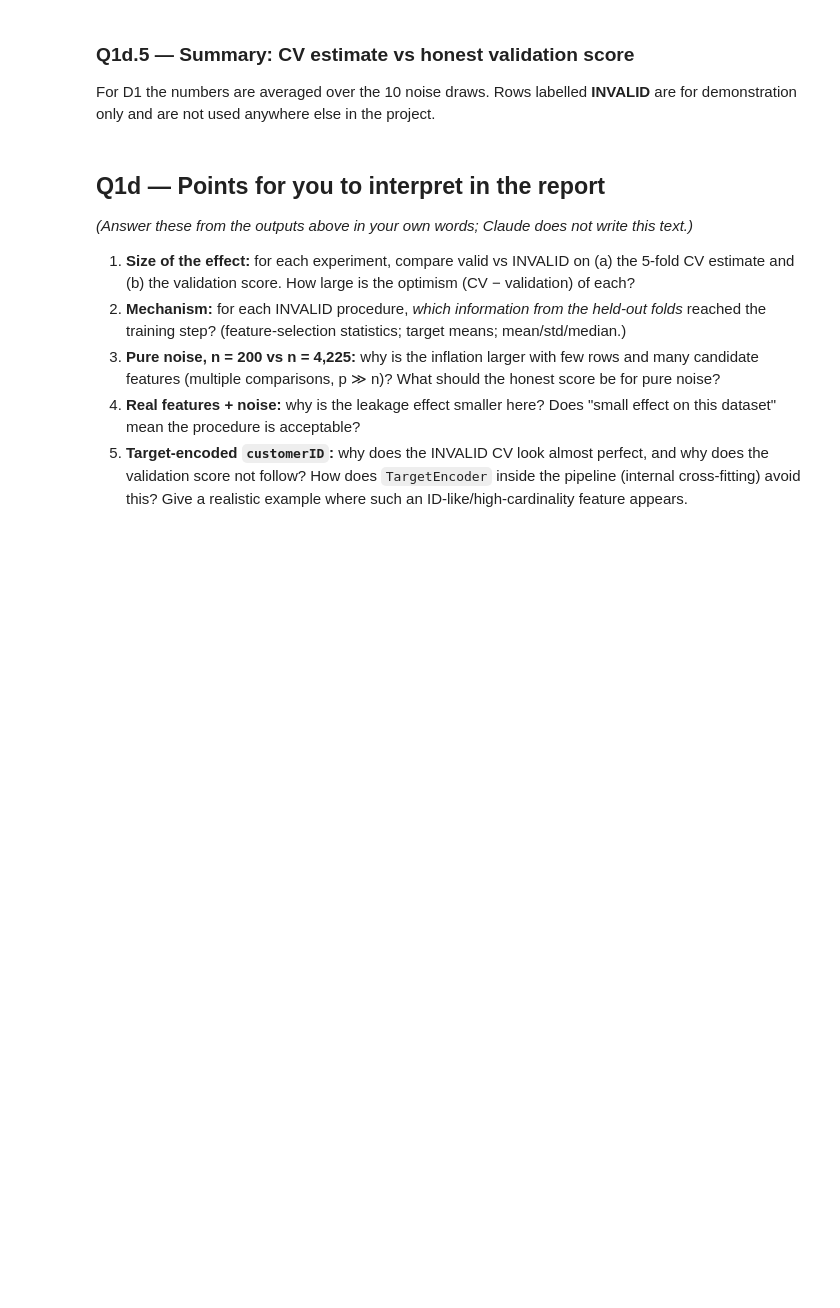
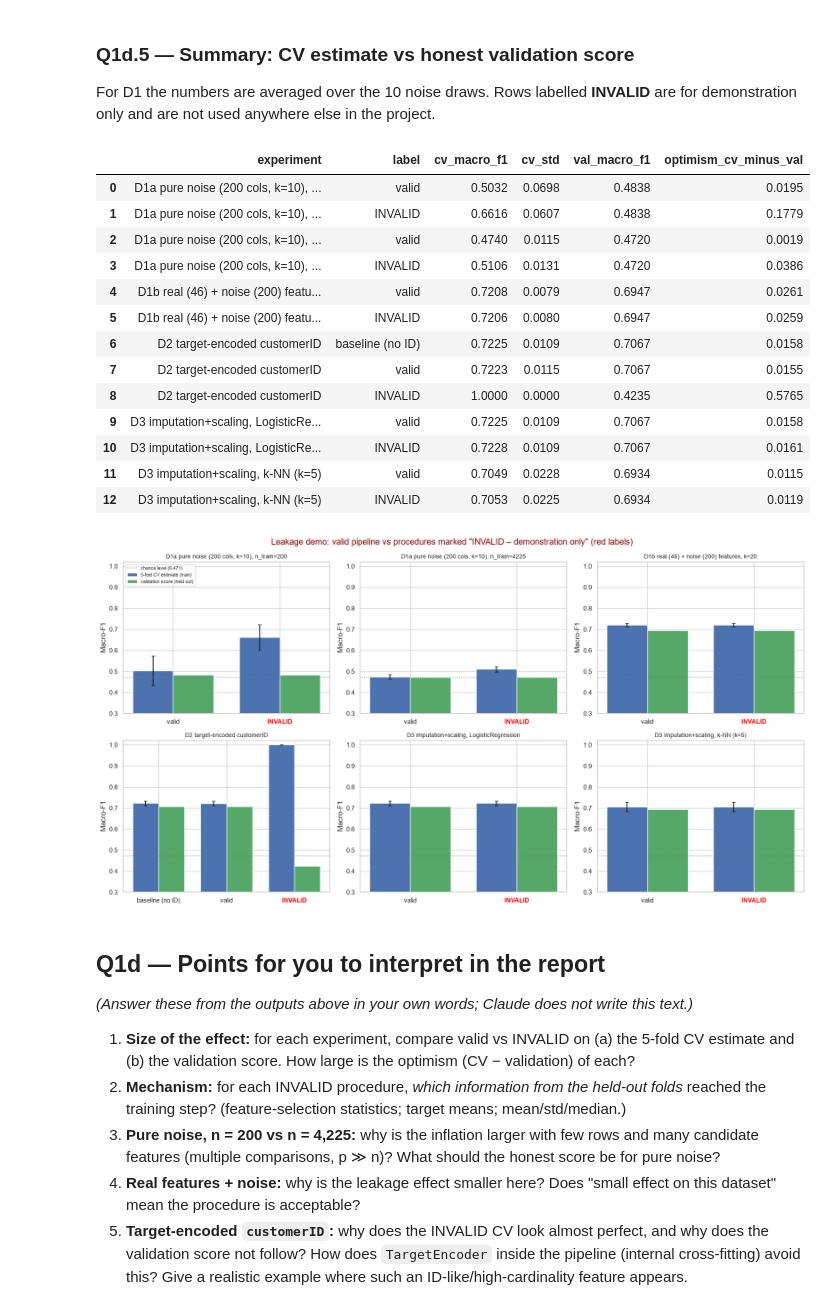
Before and after one commit to berksahiinn/ceng463-midterm, a Jupyter notebook: notebooks/01_Q1_data_leakage.ipynb, the cells around one changed output. Drawn from its saved outputs; the diff is of its cells as text; code cells hidden in the pictures; blank space fills up the shorter version.

Commit message:
Q1 complete: audit table, protocol guards, protocol diagram, Q1 tables/figures in report

```diff
--- a/notebooks/01_Q1_data_leakage.ipynb
+++ b/notebooks/01_Q1_data_leakage.ipynb
@@ -732,6 +860,12 @@ X_val, y_val = parts['X_val'], parts['y_val']
 # class_weight='balanced' so the classifier does not collapse to the majority class
 # (otherwise Macro-F1 would sit at ~0.42 regardless of the features and leakage would be invisible)
 LR = LogisticRegression(max_iter=1000, class_weight='balanced')
+
+# Chance level for comparison: expected Macro-F1 of random guessing that labels 50% of rows as churn.
+# Per class with prevalence p: precision = p, recall = 0.5  ->  F1 = 2 * p * 0.5 / (p + 0.5)
+p_pos = y_val.mean()
+CHANCE_MACRO_F1 = np.mean([2 * p * 0.5 / (p + 0.5) for p in (p_pos, 1 - p_pos)])
+print(f'Chance-level Macro-F1 (balanced random guessing, churn rate {p_pos:.3f}): {CHANCE_MACRO_F1:.3f}')
 
 
 def evaluate(experiment, method, est, X_tr, y_tr, X_va, leaky_step=None):
@@ -770,7 +906,7 @@ SUB_SIZES = [200, len(y_train)]
 noise_cols = [f'noise_{j}' for j in range(N_NOISE)]
 y_tr_arr = y_train.to_numpy()
 
-d1 = []
+d1, noise_selected = [], []
 with timer('D1 noise + SelectKBest'), warnings.catch_warnings():
     warnings.simplefilter('ignore')
     for r in range(N_NOISE_SEEDS):
@@ -778,7 +914,7 @@ with timer('D1 noise + SelectKBest'), warnings.catch_warnings():
         noise_tr = rng.normal(size=(len(y_train), N_NOISE))
         noise_va = rng.normal(size=(len(y_val), N_NOISE))
 
-        # D1a: ONLY noise columns (no real signal at all) -> honest Macro-F1 should be ~0.5
+        # D1a: ONLY noise columns (no real signal at all) -> honest Macro-F1 should be at chance level
         for n in SUB_SIZES:
             rows_ = rng.choice(len(y_train), size=n, replace=False) if n < len(y_train) else np.arange(len(y_train))
             Xn, yn = noise_tr[rows_], y_tr_arr[rows_]
@@ -802,7 +938,13 @@ with timer('D1 noise + SelectKBest'), warnings.catch_warnings():
                            LR, Xtr_rn, y_train, Xva_rn,
                            leaky_step=Pipeline([('pre', ct), ('select', SelectKBest(f_classif, k=20))])) | {'noise_draw': r})
 
+        # Check: how many of the 20 columns kept by SelectKBest in D1b are noise columns?
+        sel = Pipeline([('pre', clone(ct)), ('select', SelectKBest(f_classif, k=20))]).fit(Xtr_rn, y_train)
+        kept = sel.named_steps['pre'].get_feature_names_out()[sel.named_steps['select'].get_support()]
+        noise_selected.append(int(sum(name.startswith('noise__') for name in kept)))
+
 d1_df = pd.DataFrame(d1)
 d1_df.to_csv(TABLES_DIR / 'q1d_noise_selection_all_draws.csv', index=False)
+print(f'D1b: number of noise columns among the 20 selected features, per noise draw: {noise_selected}')
 (d1_df.groupby(['experiment', 'method'], sort=False)[['cv_macro_f1', 'val_macro_f1', 'optimism_cv_minus_val']]
       .mean().round(4))
@@ -872,34 +1040,50 @@ d1_summary = (d1_df.groupby(['experiment', 'method', 'is_invalid'], sort=False)
                         cv_std=('cv_std', 'mean'),                    # mean fold-std over the noise draws
                         cv_std_over_draws=('cv_macro_f1', 'std'),
                         val_macro_f1=('val_macro_f1', 'mean'),
                         optimism_cv_minus_val=('optimism_cv_minus_val', 'mean'))
                    .reset_index())
 summary = pd.concat([d1_summary, pd.DataFrame(d2_rows + d3_rows)], ignore_index=True)
 summary['is_invalid'] = summary['is_invalid'].astype(bool)
 summary['label'] = np.select([summary['is_invalid'].to_numpy(), summary['method'].str.startswith('baseline').to_numpy()],
                              ['INVALID', 'baseline (no ID)'], default='valid')
 save_table(summary.drop(columns='label'), 'q1d_leakage_summary')
 display(summary[['experiment', 'label', 'cv_macro_f1', 'cv_std', 'val_macro_f1', 'optimism_cv_minus_val']].round(4))
 
 exps = list(summary['experiment'].unique())
 fig, axes = plt.subplots(2, 3, figsize=(17, 9))
 for ax, e in zip(axes.ravel(), exps):
     d = summary[summary['experiment'] == e]
     xpos, w = np.arange(len(d)), 0.38
     ax.bar(xpos - w / 2, d['cv_macro_f1'], w, yerr=d['cv_std'], capsize=3, color='#4C72B0', label='5-fold CV estimate (train)')
     ax.bar(xpos + w / 2, d['val_macro_f1'], w, color='#55A868', label='validation score (held out)')
+    ax.axhline(CHANCE_MACRO_F1, ls=':', color='gray', lw=1.2, label=f'chance level ({CHANCE_MACRO_F1:.3f})')
     ax.set_xticks(xpos); ax.set_xticklabels(d['label'])
     for tick, lab in zip(ax.get_xticklabels(), d['label']):
         if lab == 'INVALID':
             tick.set_color('red'); tick.set_fontweight('bold')
-    ax.axhline(0.5, ls=':', color='gray', lw=1)
     ax.set_ylim(0.3, 1.02); ax.set_ylabel('Macro-F1'); ax.set_title(e, fontsize=10)
 for ax in axes.ravel()[len(exps):]:
     ax.axis('off')
 axes.ravel()[0].legend(loc='upper left', fontsize=8)
 fig.suptitle(f'Leakage demo: valid pipeline vs procedures marked "{INVALID}" (red labels)', color='darkred')
 fig.tight_layout()
 save_fig(fig, 'q1d_leakage_cv_vs_val'); plt.show()
+# %% [output]
+|  | experiment | label | cv_macro_f1 | cv_std | val_macro_f1 | optimism_cv_minus_val |
+| 0 | D1a pure noise (200 cols, k=10), ... | valid | 0.5032 | 0.0698 | 0.4838 | 0.0195 |
+| 1 | D1a pure noise (200 cols, k=10), ... | INVALID | 0.6616 | 0.0607 | 0.4838 | 0.1779 |
+| 2 | D1a pure noise (200 cols, k=10), ... | valid | 0.4740 | 0.0115 | 0.4720 | 0.0019 |
+| 3 | D1a pure noise (200 cols, k=10), ... | INVALID | 0.5106 | 0.0131 | 0.4720 | 0.0386 |
+| 4 | D1b real (46) + noise (200) featu... | valid | 0.7208 | 0.0079 | 0.6947 | 0.0261 |
+| 5 | D1b real (46) + noise (200) featu... | INVALID | 0.7206 | 0.0080 | 0.6947 | 0.0259 |
+| 6 | D2 target-encoded customerID | baseline (no ID) | 0.7225 | 0.0109 | 0.7067 | 0.0158 |
+| 7 | D2 target-encoded customerID | valid | 0.7223 | 0.0115 | 0.7067 | 0.0155 |
+| 8 | D2 target-encoded customerID | INVALID | 1.0000 | 0.0000 | 0.4235 | 0.5765 |
+| 9 | D3 imputation+scaling, LogisticRe... | valid | 0.7225 | 0.0109 | 0.7067 | 0.0158 |
+| 10 | D3 imputation+scaling, LogisticRe... | INVALID | 0.7228 | 0.0109 | 0.7067 | 0.0161 |
+| 11 | D3 imputation+scaling, k-NN (k=5) | valid | 0.7049 | 0.0228 | 0.6934 | 0.0115 |
+| 12 | D3 imputation+scaling, k-NN (k=5) | INVALID | 0.7053 | 0.0225 | 0.6934 | 0.0119 |
+[figure, added]
 # %% [markdown]
 ## Q1d — Points for **you** to interpret in the report
 
```
Also changed, not shown: parts of 19 cells of this notebook, 12 other files.
